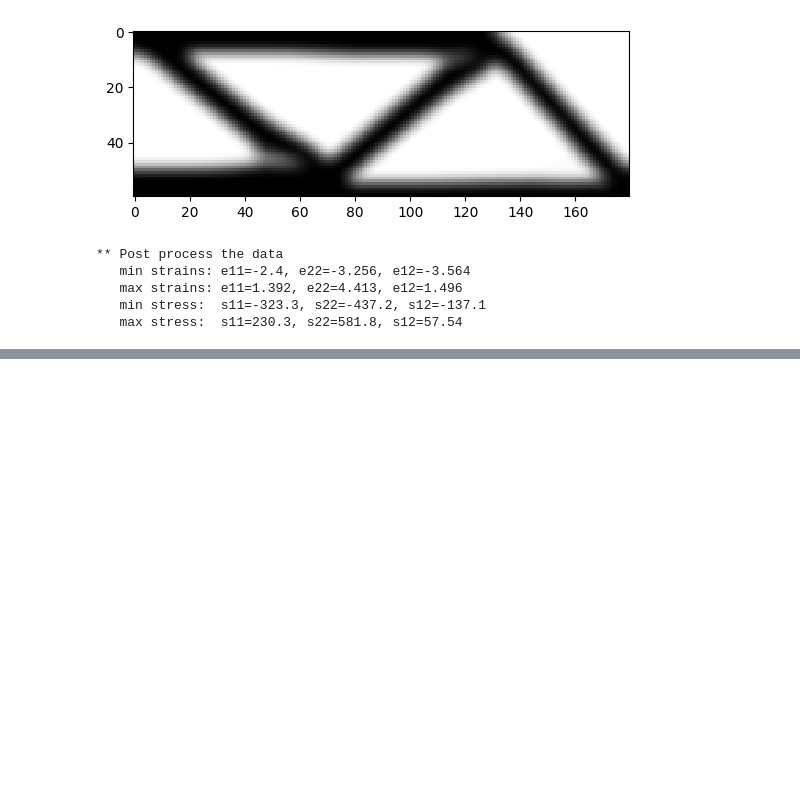
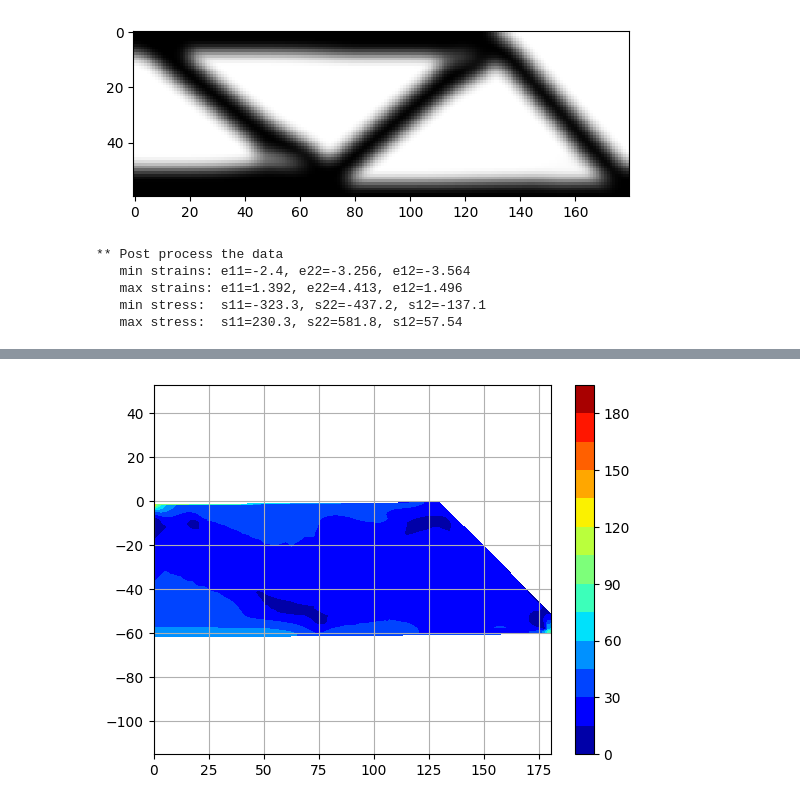
Before and after one commit to katerina2901/NLA_Topology_team, a Jupyter notebook: for_plots.ipynb, the cells around one changed output, grey strips where cells are left out. Saved outputs shown, nothing was run; the diff lists cells and outputs as text; code cells hidden in the pictures; blank space fills up the shorter version.

```diff
--- a/for_plots.ipynb
+++ b/for_plots.ipynb
@@ -753,0 +677,13 @@ plt.show()
+# %%
+t = plt.tricontourf(test_x, test_y,
+                    vM_stress[bool_mask],
+                    # [i[0] for i in disp_module[bool_mask]],
+                    # triangles=conn,
+                    levels=14, cmap=plt.cm.jet)
+# plt.scatter(test_x, test_y,  marker='o', c='b', s=0.5) # (plot the nodes)
+plt.grid()
+plt.colorbar(t)
+plt.axis('equal')
+plt.show()
+# %% [output]
+[figure, added]
```
Also changed, not shown: parts of 11 cells of this notebook.
